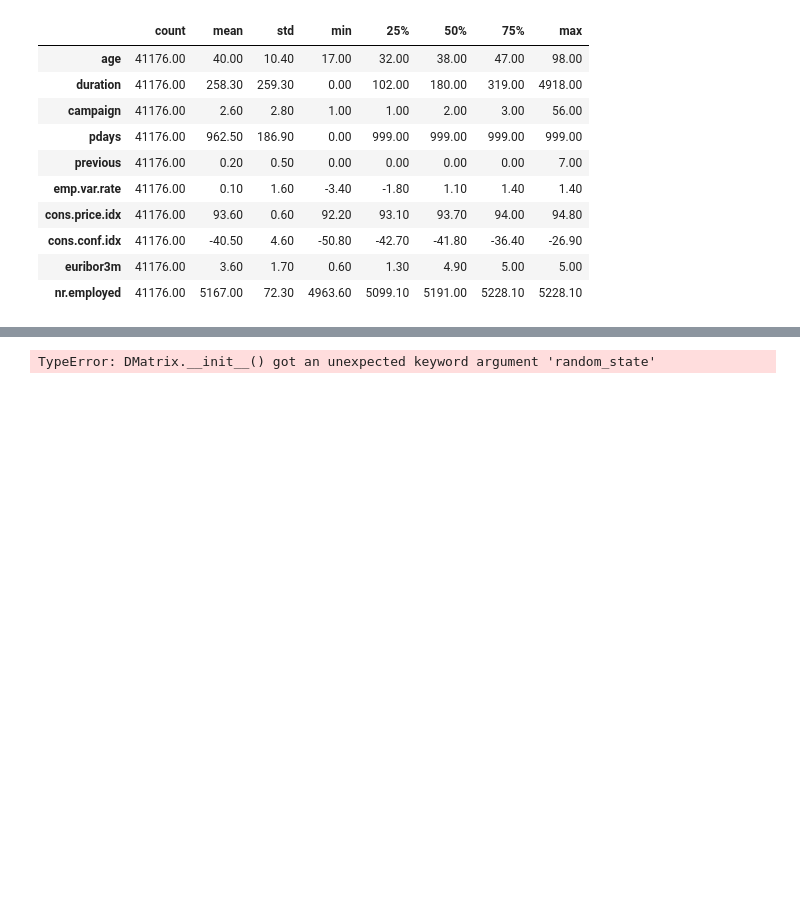
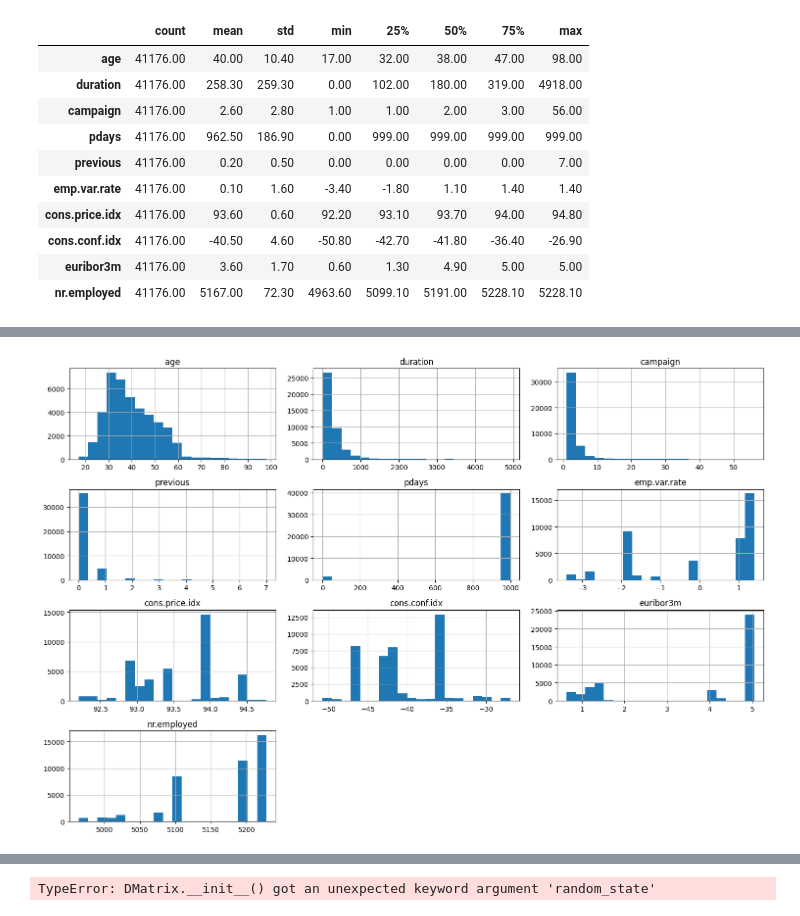
Before and after one commit to 4GeeksAcademy/Pauline-Your-first-ML-algorithm, a Jupyter notebook: src/explore.ipynb, the cells around one changed output, grey strips where cells are left out. Cells and saved outputs as stored; diff of their text form; code cells hidden in the pictures; blank space fills up the shorter version.

```diff
--- a/src/explore.ipynb
+++ b/src/explore.ipynb
@@ -175,0 +245,8 @@ msno.matrix(df)
+# %%
+# Histograma de variables numéricas
+num_vars = ['age', 'duration', 'campaign', 'previous', 'pdays', 'emp.var.rate', 'cons.price.idx', 'cons.conf.idx', 'euribor3m', 'nr.employed']
+df[num_vars].hist(figsize=(15, 10), bins=20)
+plt.tight_layout()
+plt.show()
+# %% [output]
+[figure, added]
```
Also changed, not shown: parts of 18 cells of this notebook.
